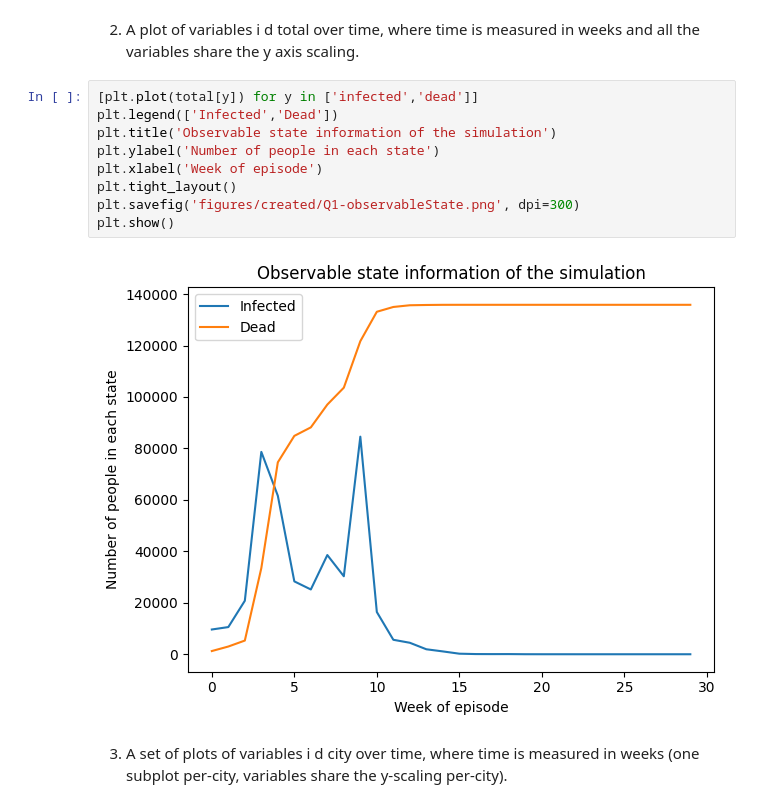
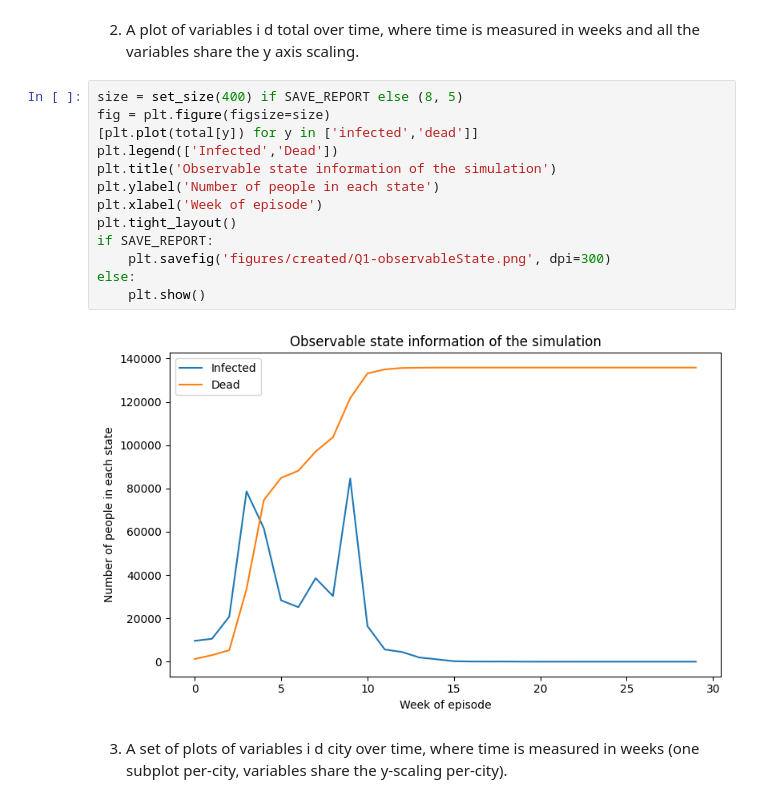
Before and after one commit to Toroto006/ANN-RL-project-DQN, a Jupyter notebook: question1.ipynb, the cells around one changed output. Saved outputs shown, nothing was run; the diff lists cells and outputs as text.

```diff
--- a/question1.ipynb
+++ b/question1.ipynb
@@ -167,16 +220,20 @@ plt.show()
 # %% [markdown]
 2. A plot of variables i d total over time, where time is measured in weeks and all the variables share the y axis scaling.
 # %%
+size = set_size(400) if SAVE_REPORT else (8, 5)
+fig = plt.figure(figsize=size)
 [plt.plot(total[y]) for y in ['infected','dead']]
 plt.legend(['Infected','Dead'])
 plt.title('Observable state information of the simulation')
 plt.ylabel('Number of people in each state')
 plt.xlabel('Week of episode')
 plt.tight_layout()
-plt.savefig('figures/created/Q1-observableState.png', dpi=300)
-plt.show()
+if SAVE_REPORT:
+    plt.savefig('figures/created/Q1-observableState.png', dpi=300)
+else:
+    plt.show()
 # %% [output]
-[figure, old version]
+[figure, new version]
 # %% [markdown]
 3. A set of plots of variables i d city over time, where time is measured in weeks (one subplot per-city, variables share the y-scaling per-city).
 # %%
```
Also changed, not shown: parts of 4 cells of this notebook, 3 other files.
